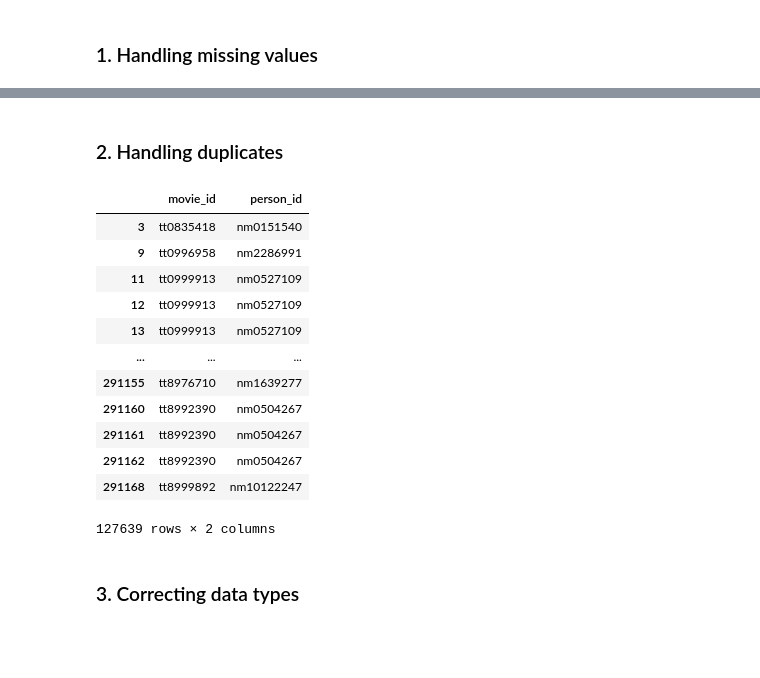
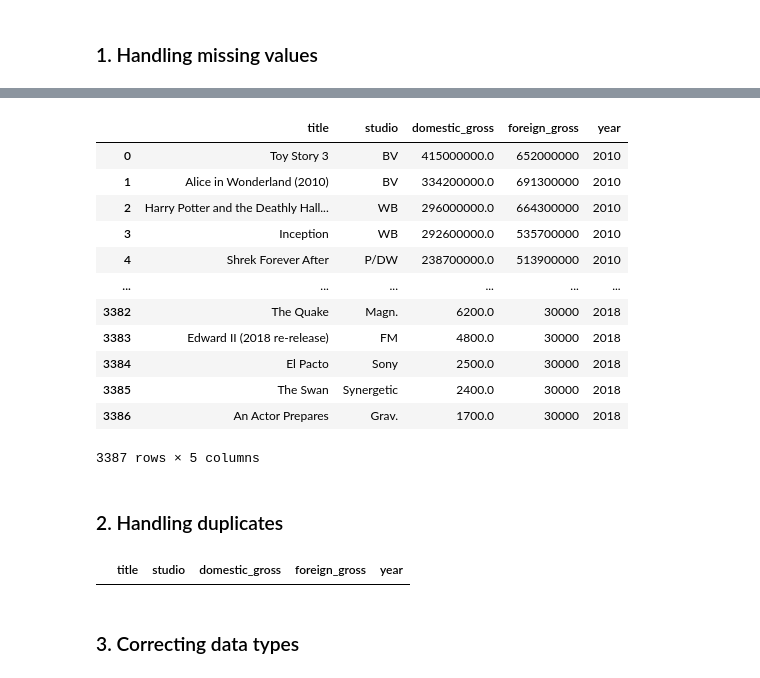
Before and after one commit to DennisWainaina/Phase_1_project, a Jupyter notebook: project.ipynb, the cells around one changed output, grey strips where cells are left out. Drawn from its saved outputs; the diff is of its cells as text; code cells hidden in the pictures; blank space fills up the shorter version.

```diff
--- a/project.ipynb
+++ b/project.ipynb
@@ -430,18 +486,23 @@ dtype: int64
+# %%
+# The foreign gross is a bit tricky since it has a lot of missing values so we can't drop the values without significantly affecting the data.
+# But we also can't just fill it with mean or mode as that may skew the distribution of the range of data or create bias.
+# For now we will use forward fill to fill it with the value that preceeds it which is not null.
+filled_data = gross_data['foreign_gross'].fillna(method='ffill')
+gross_data['foreign_gross'] = filled_data
+gross_data
+# %% [output]
+|  | title | studio | domestic_gross | foreign_gross | year |
+| 0 | Toy Story 3 | BV | 415000000.0 | 652000000 | 2010 |
+| 1 | Alice in Wonderland (2010) | BV | 334200000.0 | 691300000 | 2010 |
+| 2 | Harry Potter and the Deathly Hall... | WB | 296000000.0 | 664300000 | 2010 |
+| 3 | Inception | WB | 292600000.0 | 535700000 | 2010 |
+| 4 | Shrek Forever After | P/DW | 238700000.0 | 513900000 | 2010 |
+| ... | ... | ... | ... | ... | ... |
+| 3382 | The Quake | Magn. | 6200.0 | 30000 | 2018 |
+| 3383 | Edward II (2018 re-release) | FM | 4800.0 | 30000 | 2018 |
+| 3384 | El Pacto | Sony | 2500.0 | 30000 | 2018 |
+| 3385 | The Swan | Synergetic | 2400.0 | 30000 | 2018 |
+| 3386 | An Actor Prepares | Grav. | 1700.0 | 30000 | 2018 |
+3387 rows × 5 columns
 # %% [markdown]
 ### 2. Handling duplicates
-# %%
-directors[directors.duplicated()]
-# %% [output]
-|  | movie_id | person_id |
-| 3 | tt0835418 | nm0151540 |
-| 9 | tt0996958 | nm2286991 |
-| 11 | tt0999913 | nm0527109 |
-| 12 | tt0999913 | nm0527109 |
-| 13 | tt0999913 | nm0527109 |
-| ... | ... | ... |
-| 291155 | tt8976710 | nm1639277 |
-| 291160 | tt8992390 | nm0504267 |
-| 291161 | tt8992390 | nm0504267 |
-| 291162 | tt8992390 | nm0504267 |
-| 291168 | tt8999892 | nm10122247 |
-127639 rows × 2 columns
@@ -449,0 +509,4 @@ directors[directors.duplicated()]
+# %%
+gross_data[gross_data.duplicated()]
+# %% [output]
+|  | title | studio | domestic_gross | foreign_gross | year |
```
Also changed, not shown: parts of 55 cells of this notebook.
